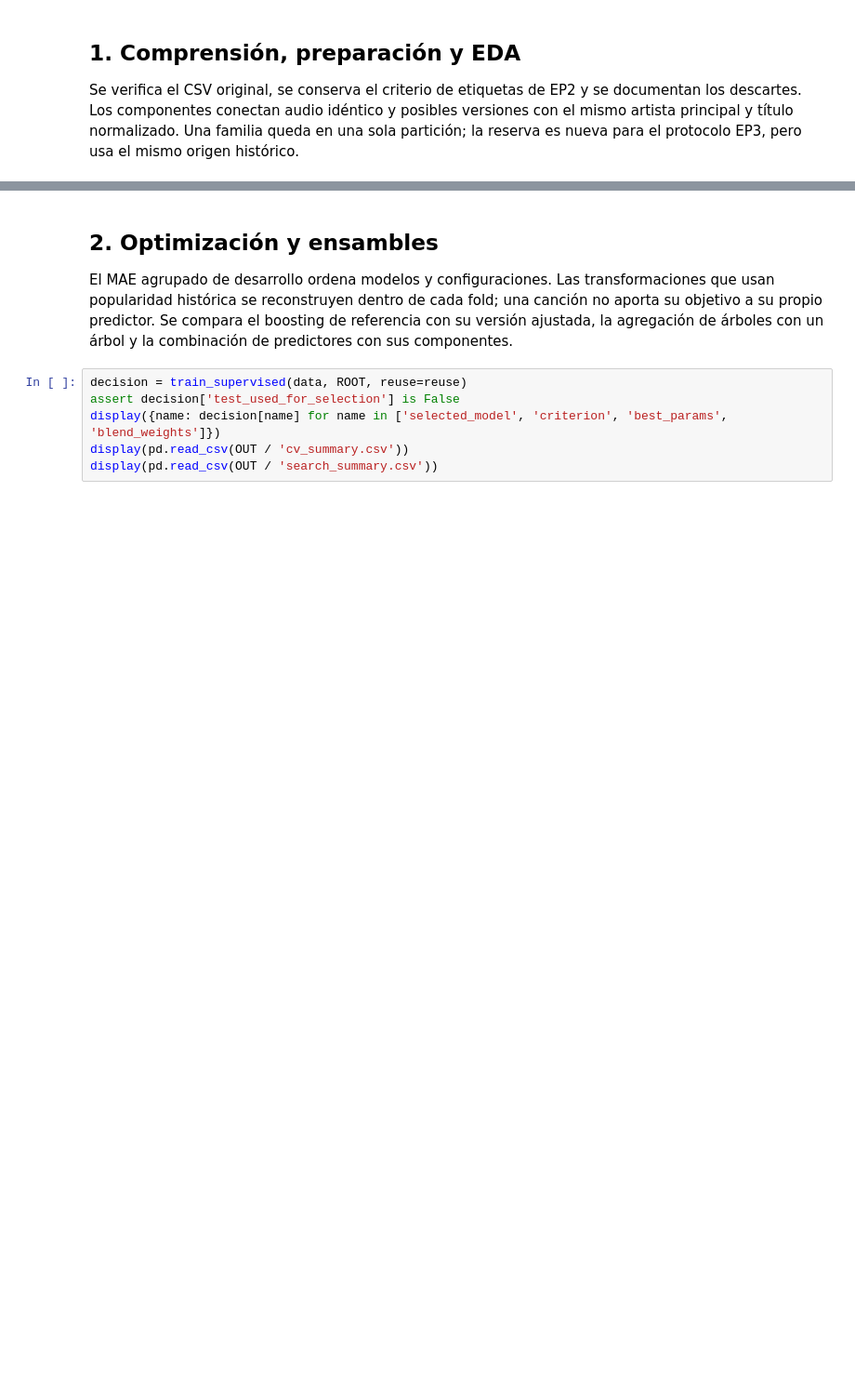
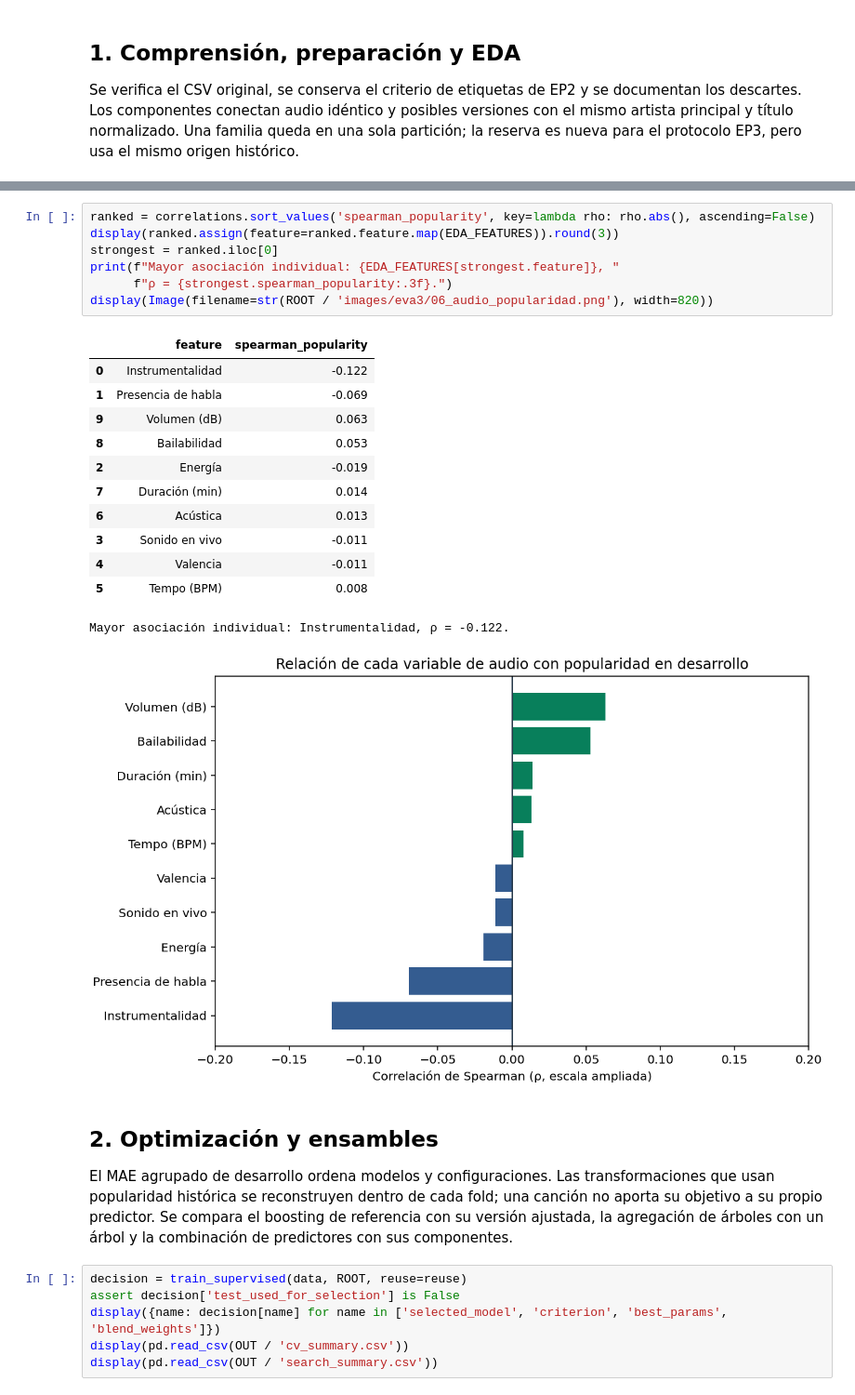
Before and after one commit to benjadiaz112/spotify-tracks-eda, a Jupyter notebook: notebooks/06_evaluacion_3.ipynb, the cells around one changed output, grey strips where cells are left out. Shown at 93% size. Drawn from its saved outputs; the diff is of its cells as text; blank space fills up the shorter version.

```diff
--- a/notebooks/06_evaluacion_3.ipynb
+++ b/notebooks/06_evaluacion_3.ipynb
@@ -76,3 +129,24 @@ display(pd.read_csv(OUT / 'target_bands.csv'))
+# %%
+ranked = correlations.sort_values('spearman_popularity', key=lambda rho: rho.abs(), ascending=False)
+display(ranked.assign(feature=ranked.feature.map(EDA_FEATURES)).round(3))
+strongest = ranked.iloc[0]
+print(f"Mayor asociación individual: {EDA_FEATURES[strongest.feature]}, "
+      f"ρ = {strongest.spearman_popularity:.3f}.")
+display(Image(filename=str(ROOT / 'images/eva3/06_audio_popularidad.png'), width=820))
+# %% [output]
+|  | feature | spearman_popularity |
+| 0 | Instrumentalidad | -0.122 |
+| 1 | Presencia de habla | -0.069 |
+| 9 | Volumen (dB) | 0.063 |
+| 8 | Bailabilidad | 0.053 |
+| 2 | Energía | -0.019 |
+| 7 | Duración (min) | 0.014 |
+| 6 | Acústica | 0.013 |
+| 3 | Sonido en vivo | -0.011 |
+| 4 | Valencia | -0.011 |
+| 5 | Tempo (BPM) | 0.008 |
+Mayor asociación individual: Instrumentalidad, ρ = -0.122.
+[figure, added]
 # %% [markdown]
 ## 2. Optimización y ensambles
 
```
Also changed, not shown: parts of 11 cells of this notebook, 9 other files.
